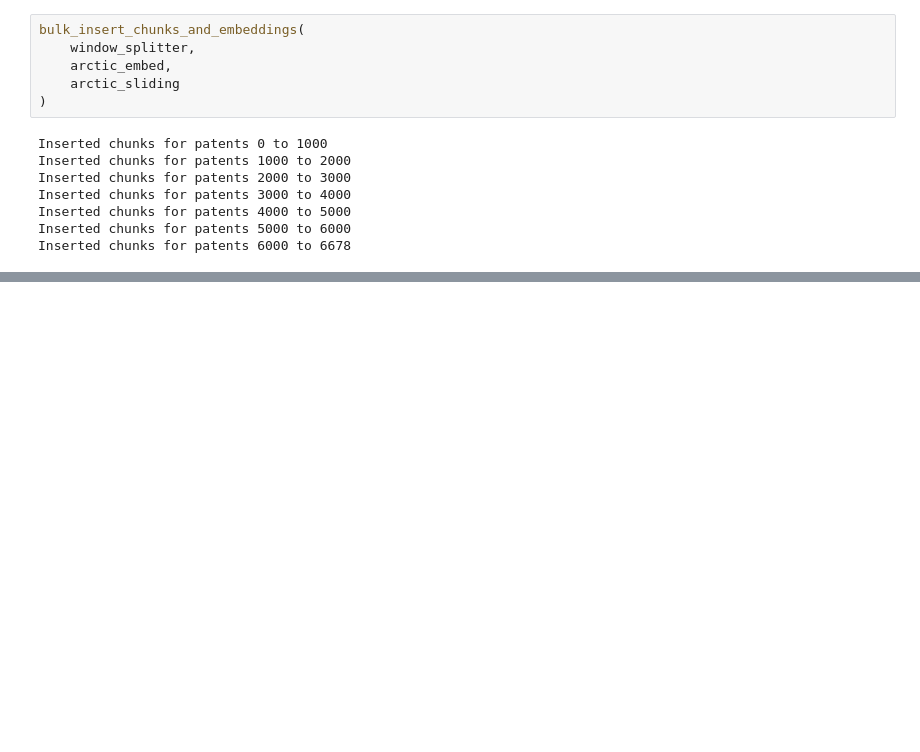
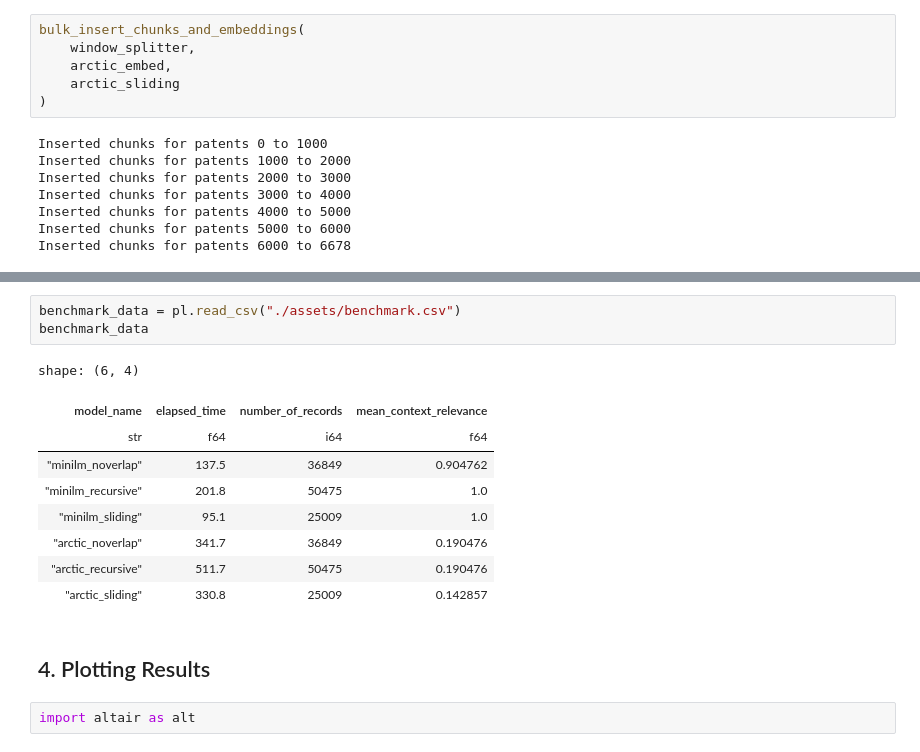
Before and after one commit to zdanielm/semantic_search, a Jupyter notebook: main.ipynb, the cells around one changed output, grey strips where cells are left out. Saved outputs shown, nothing was run; the diff lists cells and outputs as text; blank space fills up the shorter version.

```diff
--- a/main.ipynb
+++ b/main.ipynb
@@ -249,0 +426,17 @@ Inserted chunks for patents 6000 to 6678
+# %%
+benchmark_data = pl.read_csv("./assets/benchmark.csv")
+benchmark_data
+# %% [output]
+shape: (6, 4)
+| model_name | elapsed_time | number_of_records | mean_context_relevance |
+| str | f64 | i64 | f64 |
+| "minilm_noverlap" | 137.5 | 36849 | 0.904762 |
+| "minilm_recursive" | 201.8 | 50475 | 1.0 |
+| "minilm_sliding" | 95.1 | 25009 | 1.0 |
+| "arctic_noverlap" | 341.7 | 36849 | 0.190476 |
+| "arctic_recursive" | 511.7 | 50475 | 0.190476 |
+| "arctic_sliding" | 330.8 | 25009 | 0.142857 |
+# %% [markdown]
+## 4. Plotting Results
+# %%
+import altair as alt
```
Also changed, not shown: parts of 20 cells of this notebook, 6 other files.
